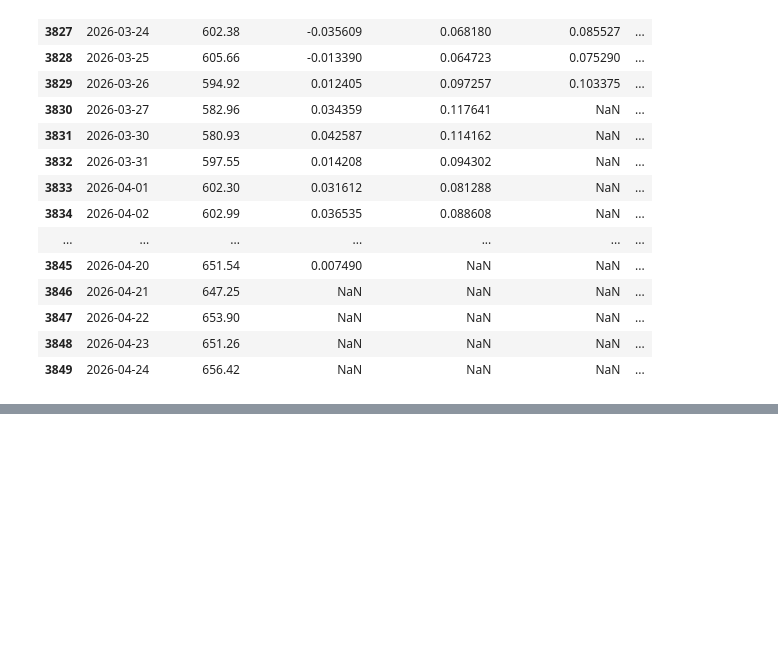
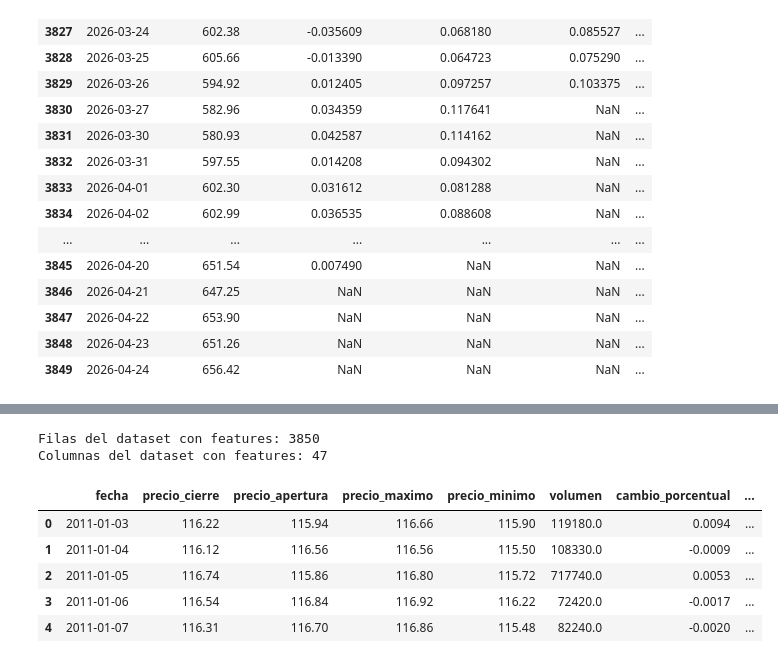
Before and after one commit to OrozcoJacobo/Proyecto_Final_AP, a Jupyter notebook: code/notebooks/modelos.ipynb, the cells around one changed output, grey strips where cells are left out. Drawn from its saved outputs; the diff is of its cells as text; code cells hidden in the pictures; blank space fills up the shorter version.

```diff
--- a/code/notebooks/modelos.ipynb
+++ b/code/notebooks/modelos.ipynb
@@ -671,0 +1024,17 @@ display(datos_modelado[
+# %%
+datos_features = construir_variables_predictoras(datos_modelado)
+
+print(f"Filas del dataset con features: {datos_features.shape[0]}")
+print(f"Columnas del dataset con features: {datos_features.shape[1]}")
+
+display(datos_features.head())
+display(datos_features.tail())
+# %% [output]
+Filas del dataset con features: 3850
+Columnas del dataset con features: 47
+|  | fecha | precio_cierre | precio_apertura | precio_maximo | precio_minimo | volumen | cambio_porcentual | ... |
+| 0 | 2011-01-03 | 116.22 | 115.94 | 116.66 | 115.90 | 119180.0 | 0.0094 | ... |
+| 1 | 2011-01-04 | 116.12 | 116.56 | 116.56 | 115.50 | 108330.0 | -0.0009 | ... |
+| 2 | 2011-01-05 | 116.74 | 115.86 | 116.80 | 115.72 | 717740.0 | 0.0053 | ... |
+| 3 | 2011-01-06 | 116.54 | 116.84 | 116.92 | 116.22 | 72420.0 | -0.0017 | ... |
+| 4 | 2011-01-07 | 116.31 | 116.70 | 116.86 | 115.48 | 82240.0 | -0.0020 | ... |
```
Also changed, not shown: parts of 20 cells of this notebook.
